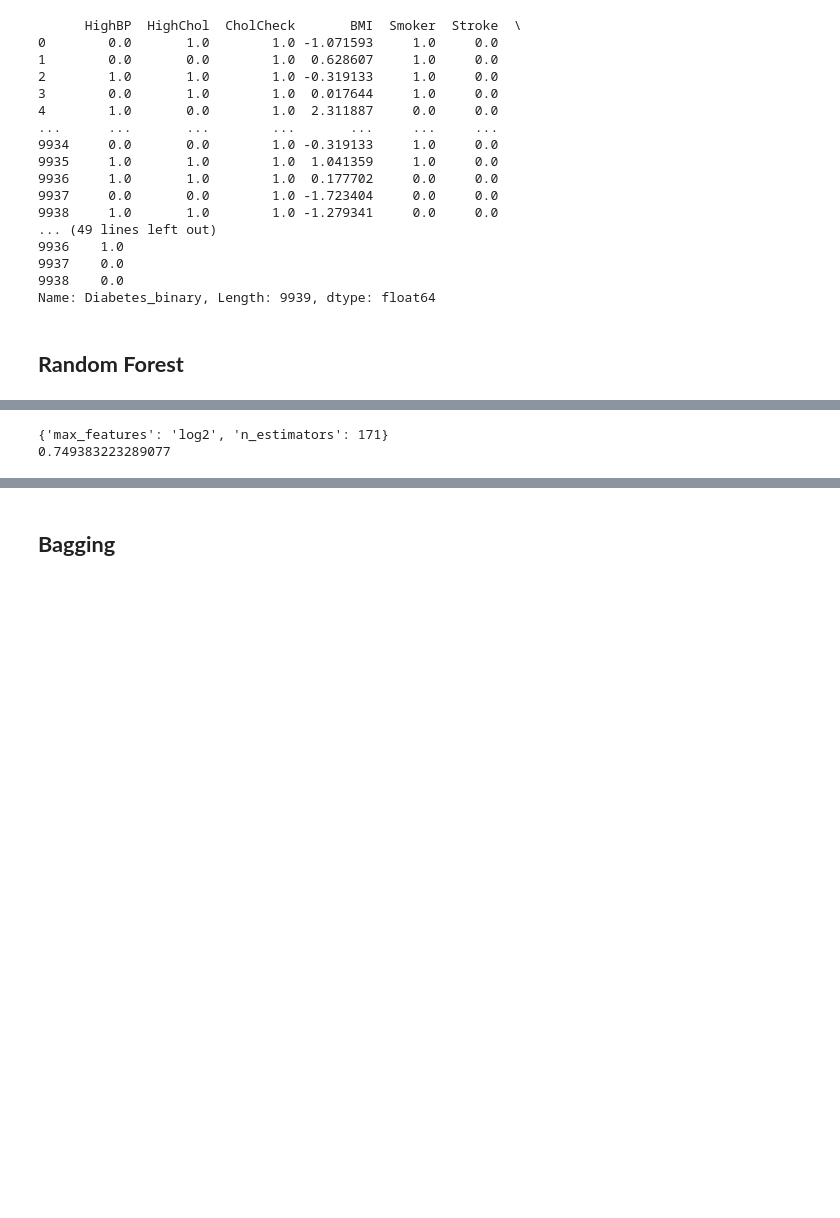
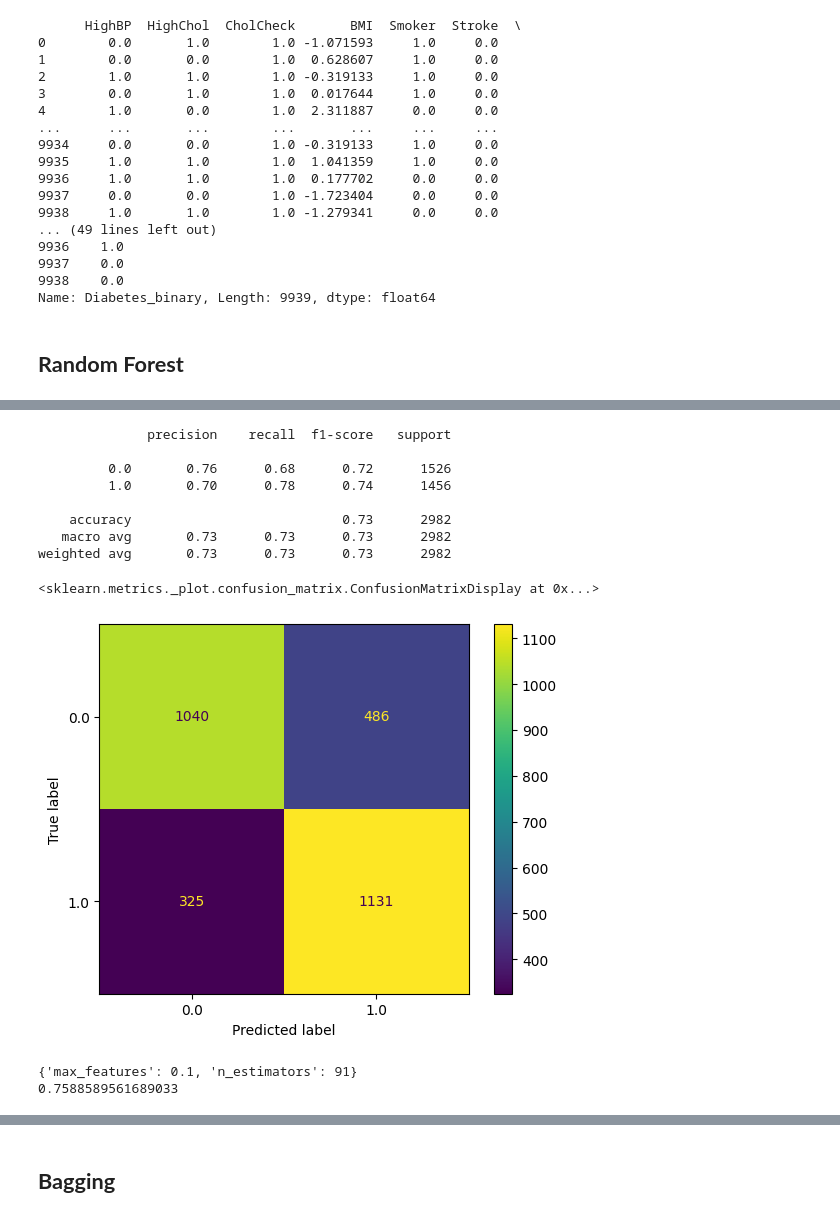
Before and after one commit to yasin281/data-mining-p2, a Jupyter notebook: src/Ensembles.ipynb, the cells around one changed output, grey strips where cells are left out. Drawn from its saved outputs; the diff is of its cells as text; code cells hidden in the pictures; blank space fills up the shorter version.

```diff
--- a/src/Ensembles.ipynb
+++ b/src/Ensembles.ipynb
@@ -107,0 +217,7 @@ inefficiency breakpoint reached
+# %%
+#testing statistical difference between n_estimators=75 and n_estimators=200
+rf1 = RandomForestClassifier(n_estimators=200,random_state=42)
+rf2 = RandomForestClassifier(n_estimators=75,random_state=42)
+rf1.fit(X_train, y_train)
+rf2.fit(X_train, y_train)
+compare_classifiers_mcnemar(rf1,rf2)
@@ -108,3 +232,20 @@ inefficiency breakpoint reached
+# %%
+rf = RandomForestClassifier(n_estimators=75, random_state=42)
+rf.fit(X_train, y_train)
+predictions = rf.predict(X_test)
+print(classification_report(y_test, predictions))
+ConfusionMatrixDisplay.from_predictions(y_test,predictions)
+# %% [output]
+              precision    recall  f1-score   support
+
+         0.0       0.76      0.68      0.72      1526
+         1.0       0.70      0.78      0.74      1456
+
+    accuracy                           0.73      2982
+   macro avg       0.73      0.73      0.73      2982
+weighted avg       0.73      0.73      0.73      2982
+<sklearn.metrics._plot.confusion_matrix.ConfusionMatrixDisplay at 0x...>
+[figure, added]
 # %%
 #determinacion de mejor combinación de n_estimators y max_features con GridSearch
 
@@ -117,14 +258,14 @@ clf = GridSearchCV(estimator=RandomForestClassifier(),
             param_grid=params,
             scoring="f1",
             n_jobs=-1,
-            cv=10
+            cv=SKFold
             )
-clf.fit(X,y)
+clf.fit(X_train,y_train)
 
 print(clf.best_params_)
 best_n_trees_rf = clf.best_params_["n_estimators"]
 best_max_features_rf = clf.best_params_["max_features"]
 print(clf.best_score_)
 # %% [output]
-{'max_features': 'log2', 'n_estimators': 171}
-0.749383223289077
+{'max_features': 0.1, 'n_estimators': 91}
+0.7588589561689033
```
Also changed, not shown: parts of 44 cells of this notebook.
